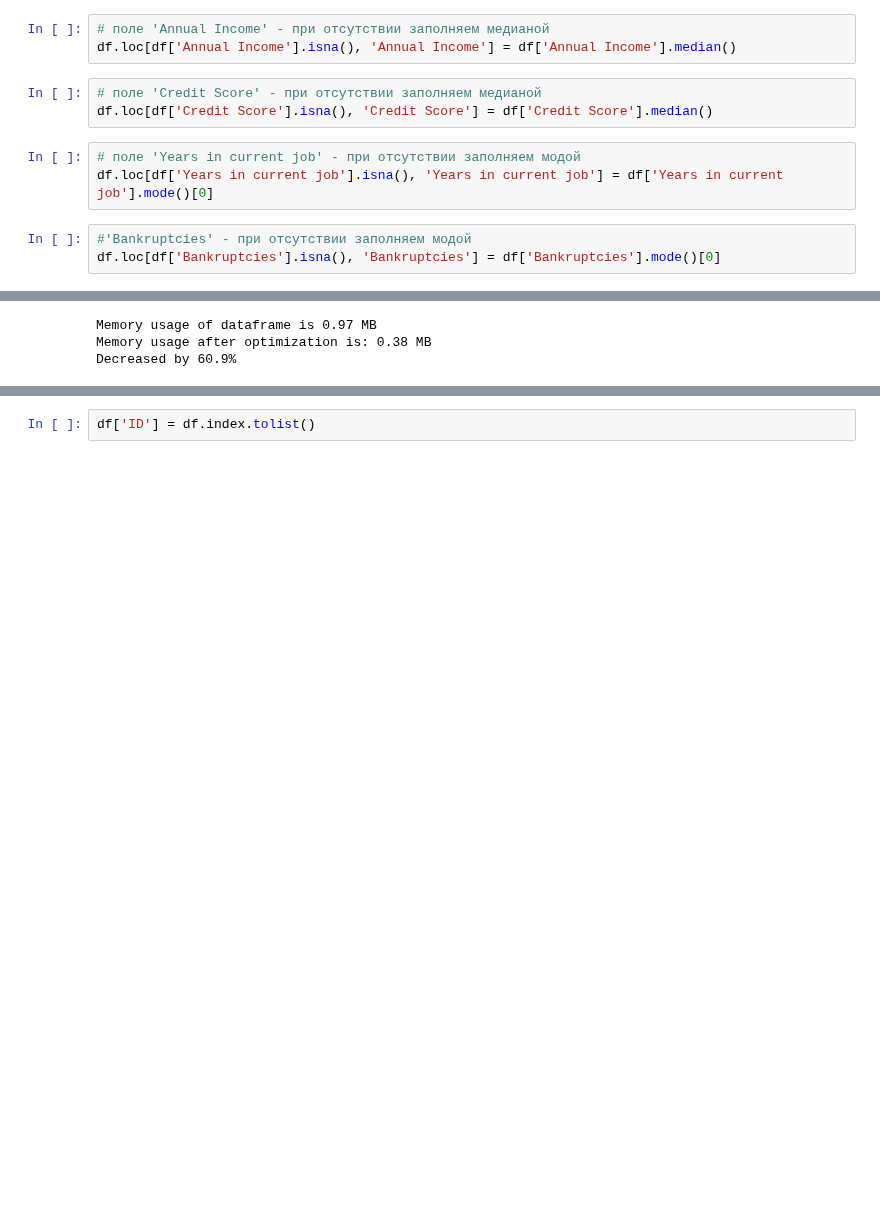
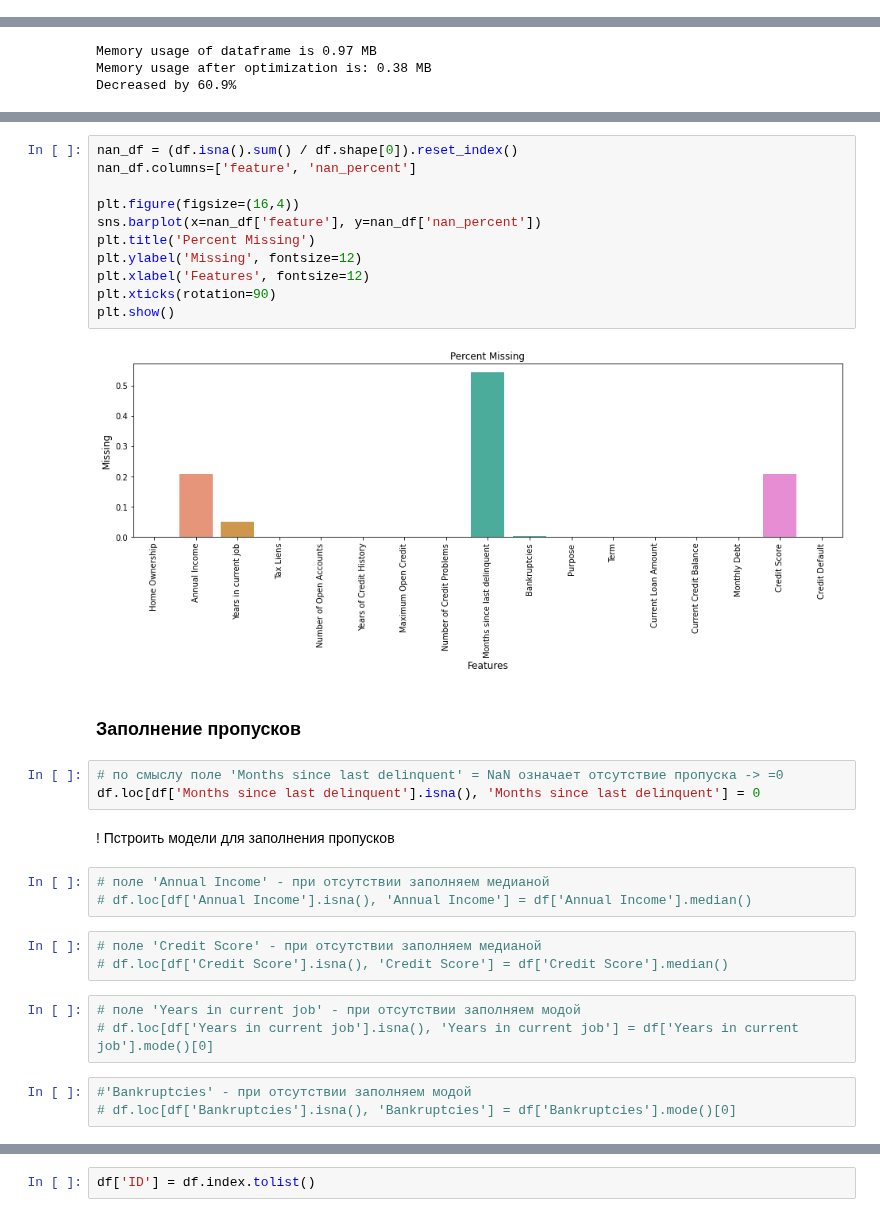
Before and after one commit to stureiko/GeekBrains, a Jupyter notebook: DataLibraries-2/course_project/IOStureiko_solution.ipynb, the cells around one changed output, grey strips where cells are left out. Cells and saved outputs as stored; diff of their text form; blank space fills up the shorter version.

```diff
--- a/DataLibraries-2/course_project/IOStureiko_solution.ipynb
+++ b/DataLibraries-2/course_project/IOStureiko_solution.ipynb
@@ -114,12 +93,0 @@ df.loc[df['Months since last delinquent'].isna(), 'Months since last delinquent'
-# %%
-# поле 'Annual Income' - при отсутствии заполняем медианой
-df.loc[df['Annual Income'].isna(), 'Annual Income'] = df['Annual Income'].median()
-# %%
-# поле 'Credit Score' - при отсутствии заполняем медианой
-df.loc[df['Credit Score'].isna(), 'Credit Score'] = df['Credit Score'].median()
-# %%
-# поле 'Years in current job' - при отсутствии заполняем модой
-df.loc[df['Years in current job'].isna(), 'Years in current job'] = df['Years in current job'].mode()[0]
-# %%
-#'Bankruptcies' - при отсутствии заполняем модой
-df.loc[df['Bankruptcies'].isna(), 'Bankruptcies'] = df['Bankruptcies'].mode()[0]
@@ -224,0 +177,32 @@ Decreased by 60.9%
+# %%
+nan_df = (df.isna().sum() / df.shape[0]).reset_index()
+nan_df.columns=['feature', 'nan_percent']
+
+plt.figure(figsize=(16,4))
+sns.barplot(x=nan_df['feature'], y=nan_df['nan_percent'])
+plt.title('Percent Missing')
+plt.ylabel('Missing', fontsize=12)
+plt.xlabel('Features', fontsize=12)
+plt.xticks(rotation=90)
+plt.show()
+# %% [output]
+[figure, added]
+# %% [markdown]
+### Заполнение пропусков<a class="anchor" id="fill_missings"></a>
+# %%
+# по смыслу поле 'Months since last delinquent' = NaN означает отсутствие пропуска -> =0
+df.loc[df['Months since last delinquent'].isna(), 'Months since last delinquent'] = 0
+# %% [markdown]
+! Пстроить модели для заполнения пропусков
+# %%
+# поле 'Annual Income' - при отсутствии заполняем медианой
+# df.loc[df['Annual Income'].isna(), 'Annual Income'] = df['Annual Income'].median()
+# %%
+# поле 'Credit Score' - при отсутствии заполняем медианой
+# df.loc[df['Credit Score'].isna(), 'Credit Score'] = df['Credit Score'].median()
+# %%
+# поле 'Years in current job' - при отсутствии заполняем модой
+# df.loc[df['Years in current job'].isna(), 'Years in current job'] = df['Years in current job'].mode()[0]
+# %%
+#'Bankruptcies' - при отсутствии заполняем модой
+# df.loc[df['Bankruptcies'].isna(), 'Bankruptcies'] = df['Bankruptcies'].mode()[0]
```
Also changed, not shown: parts of 30 cells of this notebook, 36 other files.
